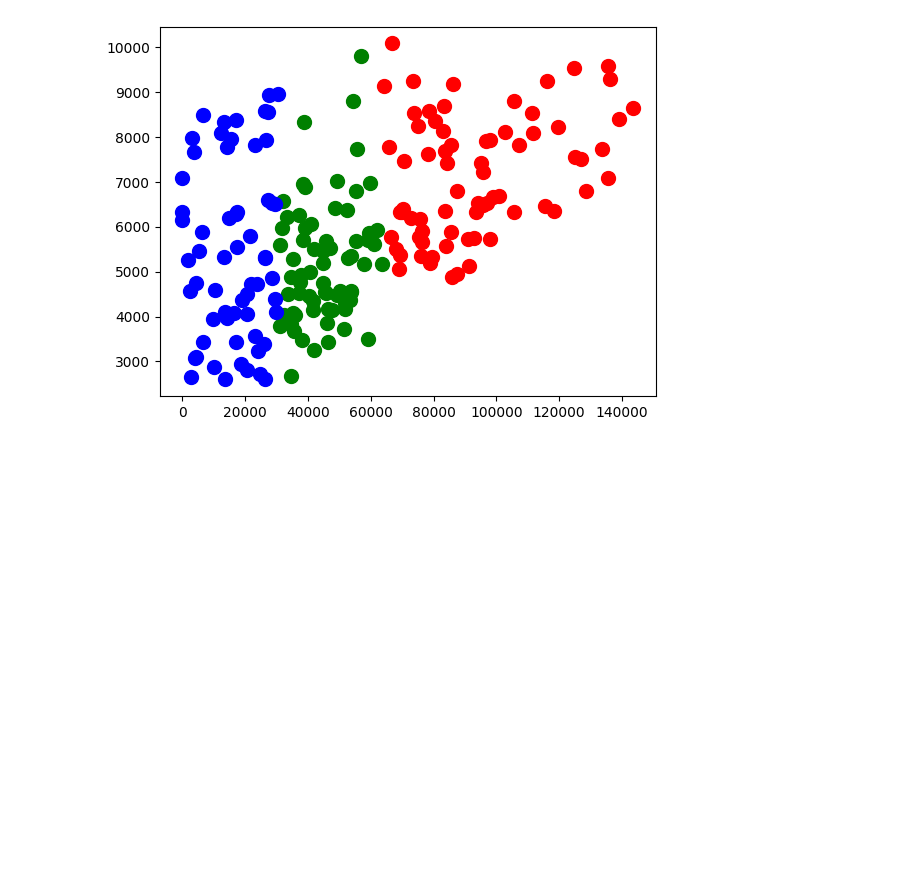
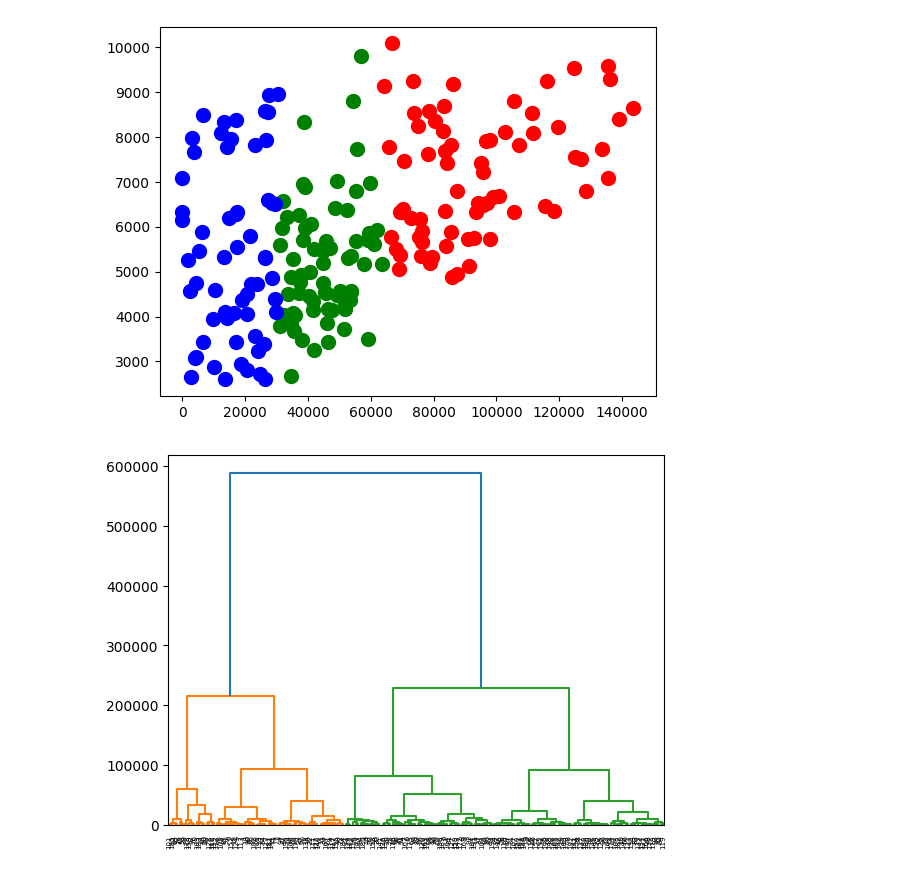
Before and after one commit to omeryildizce/Python_ile_Makine_Ogrenmesi, a Jupyter notebook: bulum_17_Hierarchical_Clustering/c01_hierarchical_clustering.ipynb, the cells around one changed output. Saved outputs shown, nothing was run; the diff lists cells and outputs as text; code cells hidden in the pictures; blank space fills up the shorter version.

```diff
--- a/bulum_17_Hierarchical_Clustering/c01_hierarchical_clustering.ipynb
+++ b/bulum_17_Hierarchical_Clustering/c01_hierarchical_clustering.ipynb
@@ -84,3 +84,9 @@ plt.scatter(X[Y_pred==2,0], X[Y_pred==2,1],s=100, c="b")
 plt.show()
 # %% [output]
 [figure]
+# %%
+from scipy.cluster import hierarchy as sch
+dendogram = sch.dendrogram(sch.linkage(X, method="ward"))
+plt.show()
+# %% [output]
+[figure, added]
```
Also changed, not shown: parts of 2 cells of this notebook.
